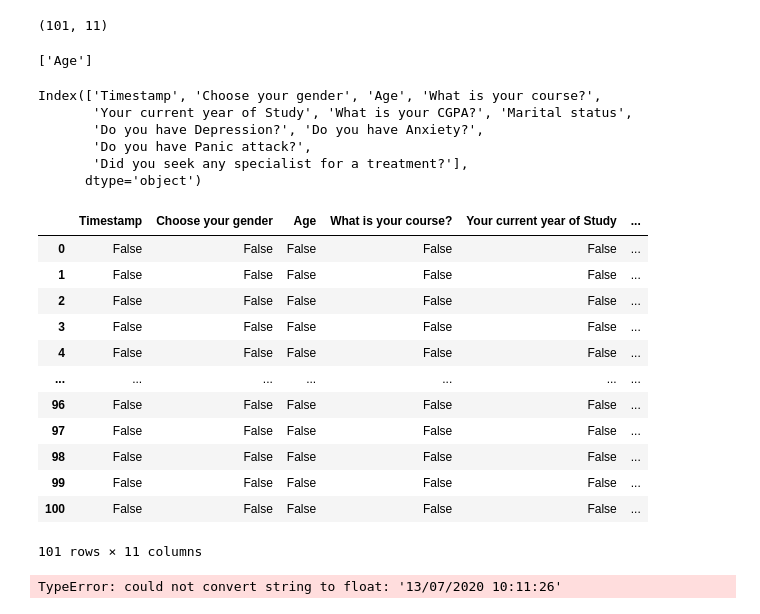
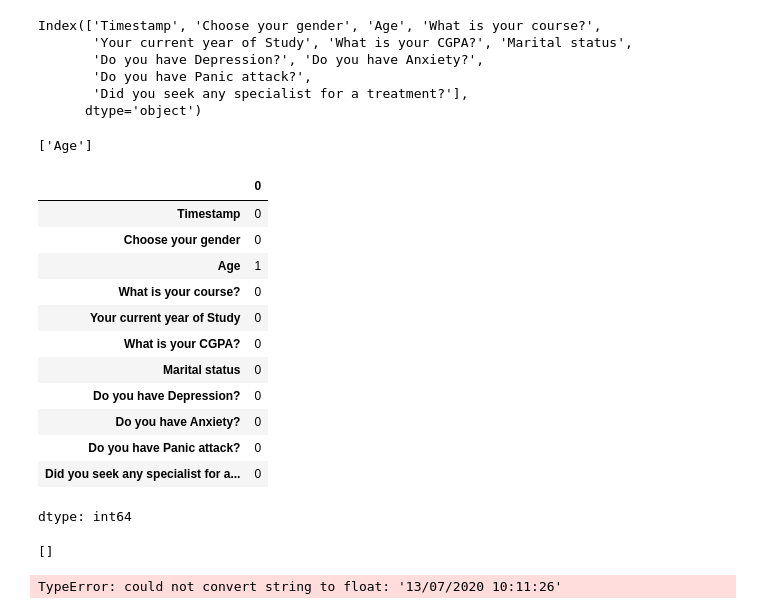
Before and after one commit to priyanka0178885547/ML-LAB, a Jupyter notebook: Week2.ipynb, the cells around one changed output. Drawn from its saved outputs; the diff is of its cells as text; code cells hidden in the pictures.

```diff
--- a/Week2.ipynb
+++ b/Week2.ipynb
@@ -8,12 +10,5 @@ from sklearn.feature_selection import VarianceThreshold
 # %%
 df=pd.read_csv("/content/Student Mental health.csv")
-df.shape
-# %% [output]
-(101, 11)
-# %%
-[col for col in df.columns if df[col].isnull().sum() >0]
-# %% [output]
-['Age']
 # %%
 df.columns
 # %% [output]
@@ -23,19 +18,23 @@ Index(['Timestamp', 'Choose your gender', 'Age', 'What is your course?',
        'Do you have Panic attack?',
        'Did you seek any specialist for a treatment?'],
       dtype='object')
-# %%
-df.isnull()# checking for the missing values
-# %% [output]
-|  | Timestamp | Choose your gender | Age | What is your course? | Your current year of Study | ... |
-| 0 | False | False | False | False | False | ... |
-| 1 | False | False | False | False | False | ... |
-| 2 | False | False | False | False | False | ... |
-| 3 | False | False | False | False | False | ... |
-| 4 | False | False | False | False | False | ... |
-| ... | ... | ... | ... | ... | ... | ... |
-| 96 | False | False | False | False | False | ... |
-| 97 | False | False | False | False | False | ... |
-| 98 | False | False | False | False | False | ... |
-| 99 | False | False | False | False | False | ... |
-| 100 | False | False | False | False | False | ... |
-101 rows × 11 columns
+# %%
+[col for col in df.columns if df[col].isnull().sum() >0]# checking for the null values
+# %% [output]
+['Age']
+# %%
+df.isnull().sum()
+# %% [output]
+|  | 0 |
+| Timestamp | 0 |
+| Choose your gender | 0 |
+| Age | 1 |
+| What is your course? | 0 |
+| Your current year of Study | 0 |
+| What is your CGPA? | 0 |
+| Marital status | 0 |
+| Do you have Depression? | 0 |
+| Do you have Anxiety? | 0 |
+| Do you have Panic attack? | 0 |
+| Did you seek any specialist for a... | 0 |
+dtype: int64
@@ -42 +43,6 @@ df.isnull()# checking for the missing values
+# %%
+
+ [col for col in df.columns if df[col].isnull().sum() >0]
+# %% [output]
+[]
 # %%
```
Also changed, not shown: parts of 18 cells of this notebook.
